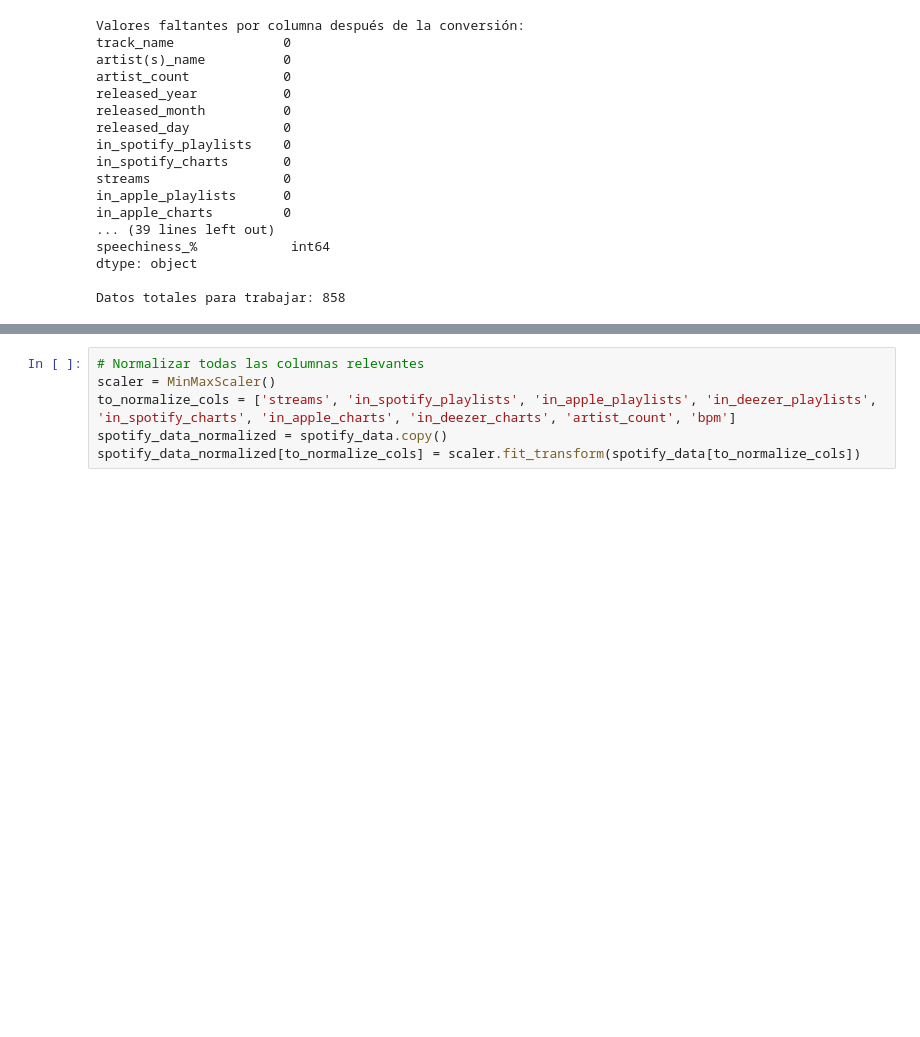
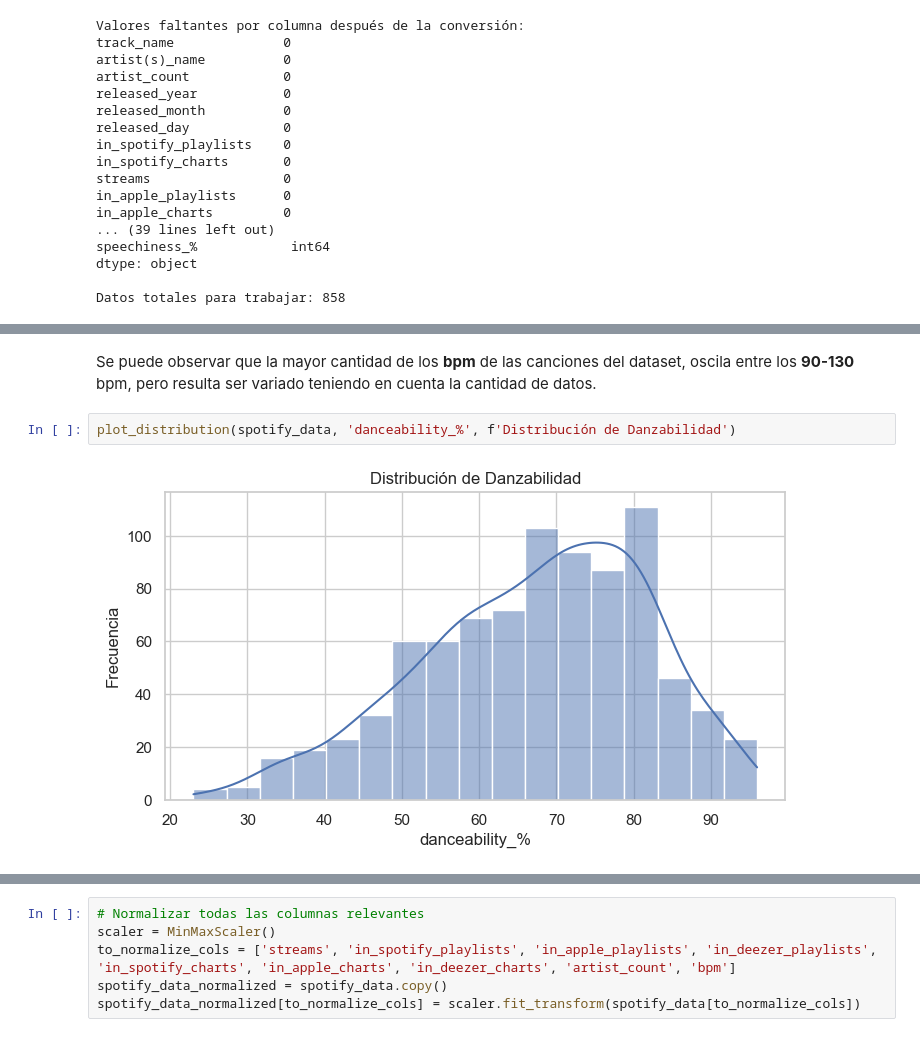
Before and after one commit to mizook/spotify_ds, a Jupyter notebook: spotify_project.ipynb, the cells around one changed output, grey strips where cells are left out. Drawn from its saved outputs; the diff is of its cells as text; blank space fills up the shorter version.

```diff
--- a/spotify_project.ipynb
+++ b/spotify_project.ipynb
@@ -216,0 +202,6 @@ plot_bar_chart(spotify_data, 'released_year', 'Cantidad de Canciones por Año de
+# %% [markdown]
+Se puede observar que la mayor cantidad de los **bpm** de las canciones del dataset, oscila entre los **90-130** bpm, pero resulta ser variado teniendo en cuenta la cantidad de datos.
+# %%
+plot_distribution(spotify_data, 'danceability_%', f'Distribución de Danzabilidad')
+# %% [output]
+[figure, added]
```
Also changed, not shown: parts of 49 cells of this notebook.
